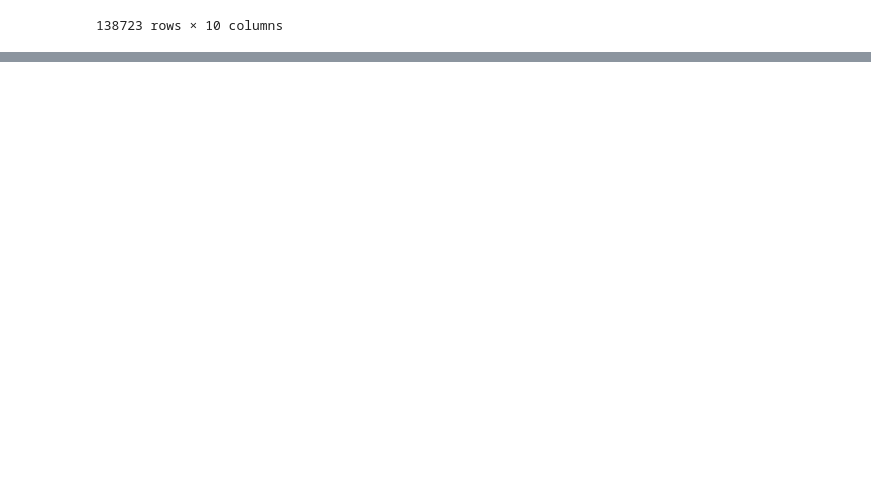
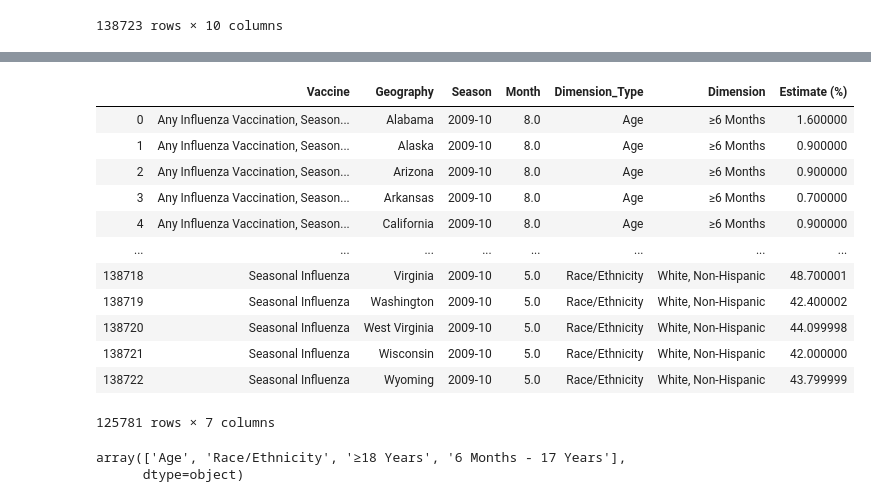
Before and after one commit to mkastanowski/BigDataSys_Final, a Jupyter notebook: Exploratory_Data_Analysis.ipynb, the cells around one changed output, grey strips where cells are left out. Saved outputs shown, nothing was run; the diff lists cells and outputs as text; code cells hidden in the pictures; blank space fills up the shorter version.

```diff
--- a/Exploratory_Data_Analysis.ipynb
+++ b/Exploratory_Data_Analysis.ipynb
@@ -38,0 +25,4 @@ vacc_inf.loc[vacc_inf["Geography"]=='Alaska'].sample(10)
+# %%
+vacc_inf=vacc_inf.rename(columns={'Dimension Type':"Dimension_Type"})
+# %%
+Influ=vacc_inf[['Vaccine','Geography', 'Season', 'Month',"Dimension_Type", 'Dimension','Estimate (%)']]
@@ -38,0 +75,28 @@ vacc_inf.loc[vacc_inf["Geography"]=='Alaska'].sample(10)
+# %%
+Influ=Influ.drop(Influ[Influ['Estimate (%)']=="NR †"].index, inplace = False)
+Influ=Influ.drop(Influ[Influ['Estimate (%)']=="NR *"].index, inplace = False)
+Influ=Influ.drop(Influ[Influ['Estimate (%)']=="NR"].index, inplace = False)
+# %%
+Influ['Estimate (%)']=pd.to_numeric(Influ['Estimate (%)'], downcast='float')
+Influ['Month']=pd.to_numeric(Influ['Month'], downcast='float')
+# %%
+Influ
+# %% [output]
+|  | Vaccine | Geography | Season | Month | Dimension_Type | Dimension | Estimate (%) |
+| 0 | Any Influenza Vaccination, Season... | Alabama | 2009-10 | 8.0 | Age | ≥6 Months | 1.600000 |
+| 1 | Any Influenza Vaccination, Season... | Alaska | 2009-10 | 8.0 | Age | ≥6 Months | 0.900000 |
+| 2 | Any Influenza Vaccination, Season... | Arizona | 2009-10 | 8.0 | Age | ≥6 Months | 0.900000 |
+| 3 | Any Influenza Vaccination, Season... | Arkansas | 2009-10 | 8.0 | Age | ≥6 Months | 0.700000 |
+| 4 | Any Influenza Vaccination, Season... | California | 2009-10 | 8.0 | Age | ≥6 Months | 0.900000 |
+| ... | ... | ... | ... | ... | ... | ... | ... |
+| 138718 | Seasonal Influenza | Virginia | 2009-10 | 5.0 | Race/Ethnicity | White, Non-Hispanic | 48.700001 |
+| 138719 | Seasonal Influenza | Washington | 2009-10 | 5.0 | Race/Ethnicity | White, Non-Hispanic | 42.400002 |
+| 138720 | Seasonal Influenza | West Virginia | 2009-10 | 5.0 | Race/Ethnicity | White, Non-Hispanic | 44.099998 |
+| 138721 | Seasonal Influenza | Wisconsin | 2009-10 | 5.0 | Race/Ethnicity | White, Non-Hispanic | 42.000000 |
+| 138722 | Seasonal Influenza | Wyoming | 2009-10 | 5.0 | Race/Ethnicity | White, Non-Hispanic | 43.799999 |
+125781 rows × 7 columns
+# %%
+vacc_inf.Dimension_Type.unique()
+# %% [output]
+array(['Age', 'Race/Ethnicity', '≥18 Years', '6 Months - 17 Years'],
+      dtype=object)
```
Also changed, not shown: parts of 7 cells of this notebook.
